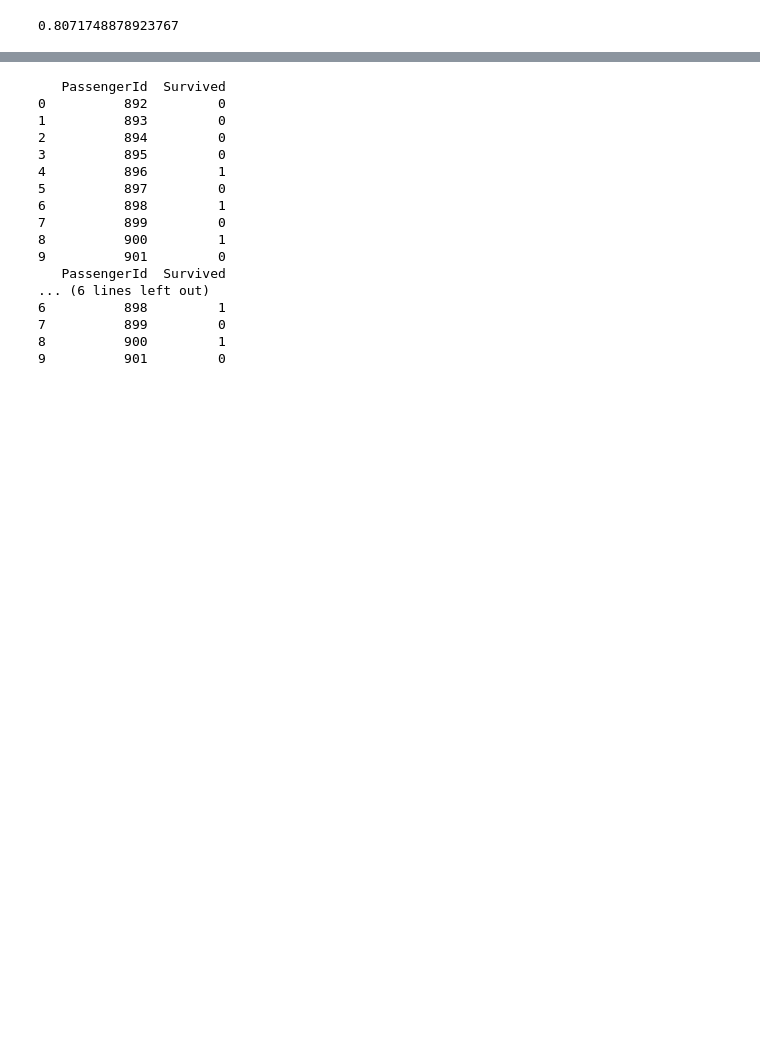
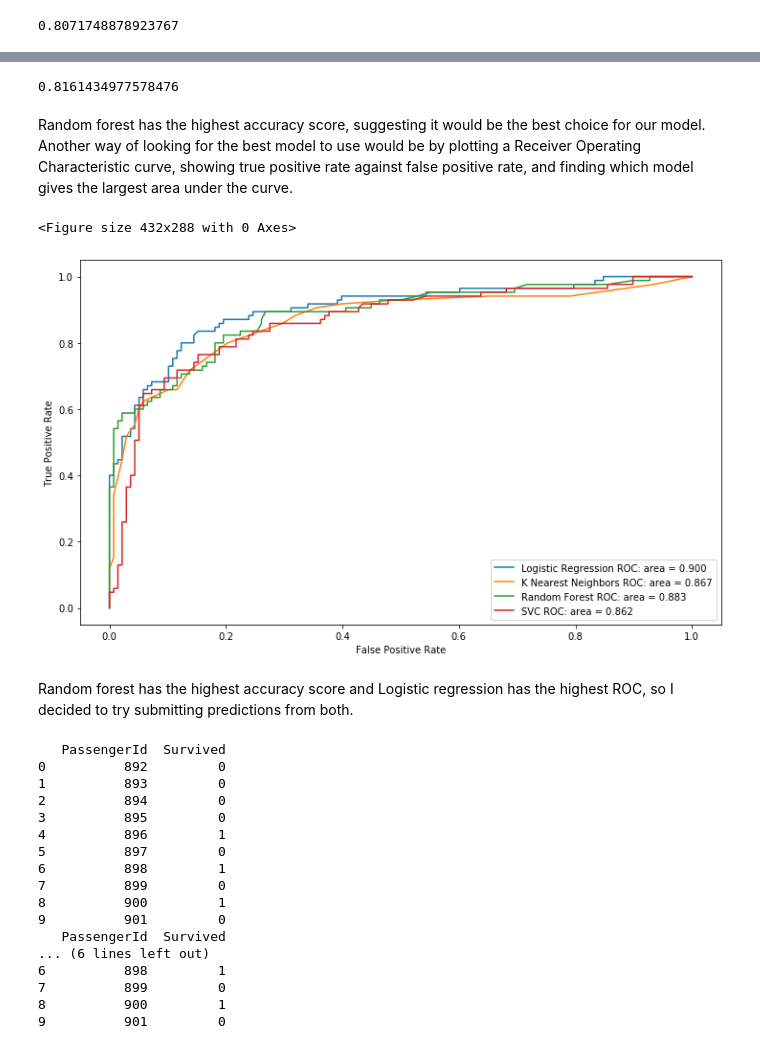
Before and after one commit to mamoore1/titanic_ml_project, a Jupyter notebook: titanic_ml.ipynb, the cells around one changed output, grey strips where cells are left out. Drawn from its saved outputs; the diff is of its cells as text; code cells hidden in the pictures; blank space fills up the shorter version.

```diff
--- a/titanic_ml.ipynb
+++ b/titanic_ml.ipynb
@@ -308,3 +348,76 @@ k_y_pred = k_model.predict(scaled_test_data)
+# %%
+from sklearn.svm import SVC
+
+svc_model = SVC(probability=True)
+
+svc_model.fit(x_train, y_train)
+
+print(svc_model.score(x_test, y_test))
+
+svc_y_pred = svc_model.predict(scaled_test_data)
+# %% [output]
+0.8161434977578476
+# %% [markdown]
+Random forest has the highest accuracy score, suggesting it would be the best choice for our model. Another way of looking for the best model to use would be by plotting a Receiver Operating Characteristic curve, showing true positive rate against false positive rate, and finding which model gives the largest area under the curve.
+# %%
+from sklearn.metrics import roc_curve, auc
+
+plt.clf()
+
+plt.figure(figsize=(12, 7))
+
+
+# Calculating probabilities for Logistic Regression
+
+lr_probs = scaled_log_model.fit(x_train, y_train).predict_proba(x_test)
+
+lr_fpr, lr_tpr, thresholds = roc_curve(y_test, lr_probs[:, 1])
+
+lr_auc = auc(lr_fpr, lr_tpr)
+
+plt.plot(lr_fpr, lr_tpr, label="Logistic Regression ROC: area = %0.3f" % lr_auc)
+
+
+# For K Nearest Neighbors
+
+k_probs = k_model.fit(x_train, y_train).predict_proba(x_test)
+
+k_fpr, k_tpr, thresholds = roc_curve(y_test, k_probs[:, 1])
+
+k_auc = auc(k_fpr, k_tpr)
+
+plt.plot(k_fpr, k_tpr, label="K Nearest Neighbors ROC: area = %0.3f" % k_auc)
+
+
+# For Random Forest
+
+rf_probs = rf_model.fit(x_train, y_train).predict_proba(x_test)
+
+rf_fpr, rf_tpr, thresholds = roc_curve(y_test, rf_probs[:, 1])
+
+rf_auc = auc(rf_fpr, rf_tpr)
+
+plt.plot(rf_fpr, rf_tpr, label="Random Forest ROC: area = %0.3f" % rf_auc)
+
+
+# For SVC
+
+svc_probs = svc_model.fit(x_train, y_train).predict_proba(x_test)
+
+svc_fpr, svc_tpr, thresholds = roc_curve(y_test, svc_probs[:, 1])
+
+svc_auc = auc(svc_fpr, svc_tpr)
+
+plt.plot(svc_fpr, svc_tpr, label="SVC ROC: area = %0.3f" % svc_auc)
+plt.xlabel('False Positive Rate')
+plt.ylabel('True Positive Rate')
+plt.legend(loc=0)
+plt.show()
+# %% [output]
+<Figure size 432x288 with 0 Axes>
+[figure, added]
+# %% [markdown]
+Random forest has the highest accuracy score and Logistic regression has the highest ROC, so I decided to try submitting predictions from both.
 # %%
 # Scaling test data, creating results and producing .csv file
 
```
Also changed, not shown: parts of 4 cells of this notebook, 1 other file.
